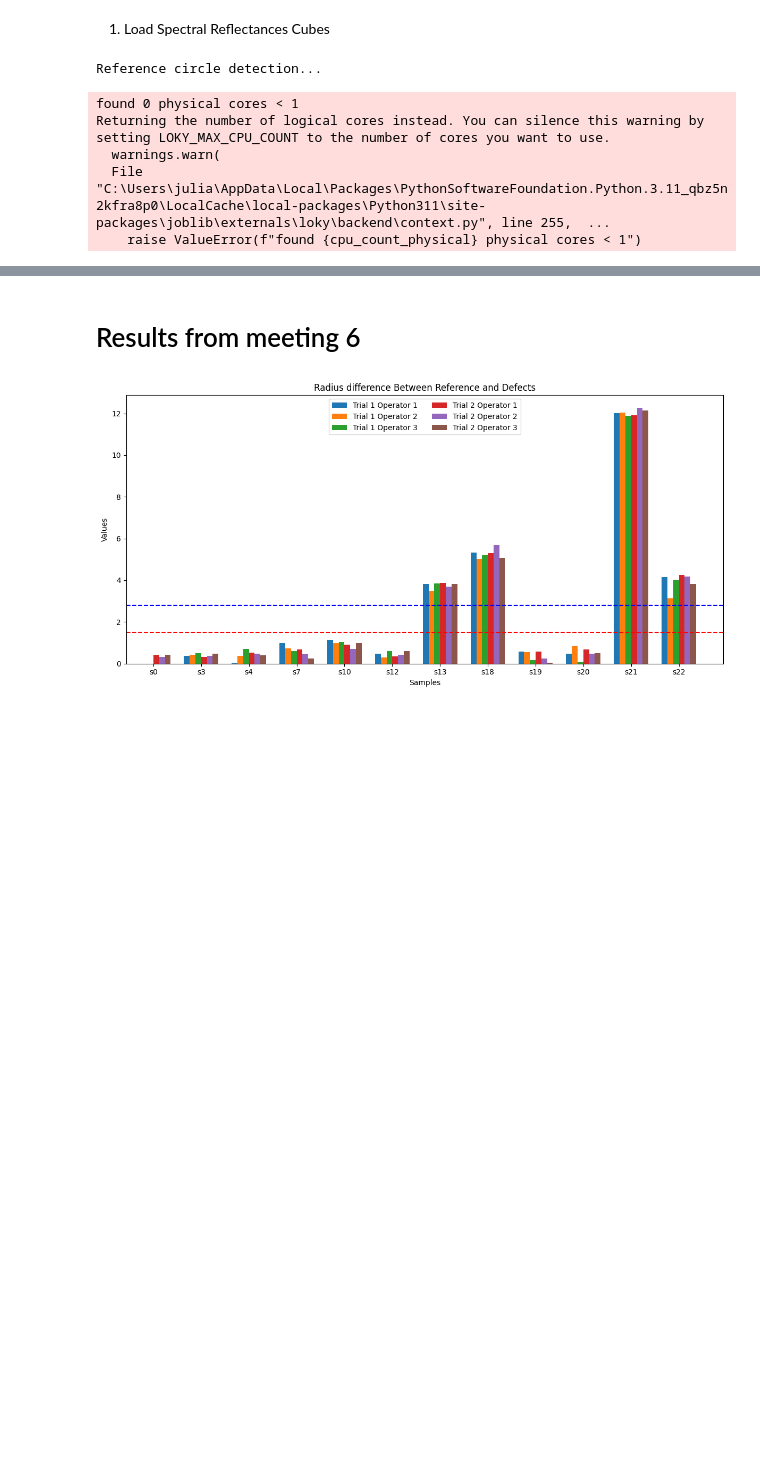
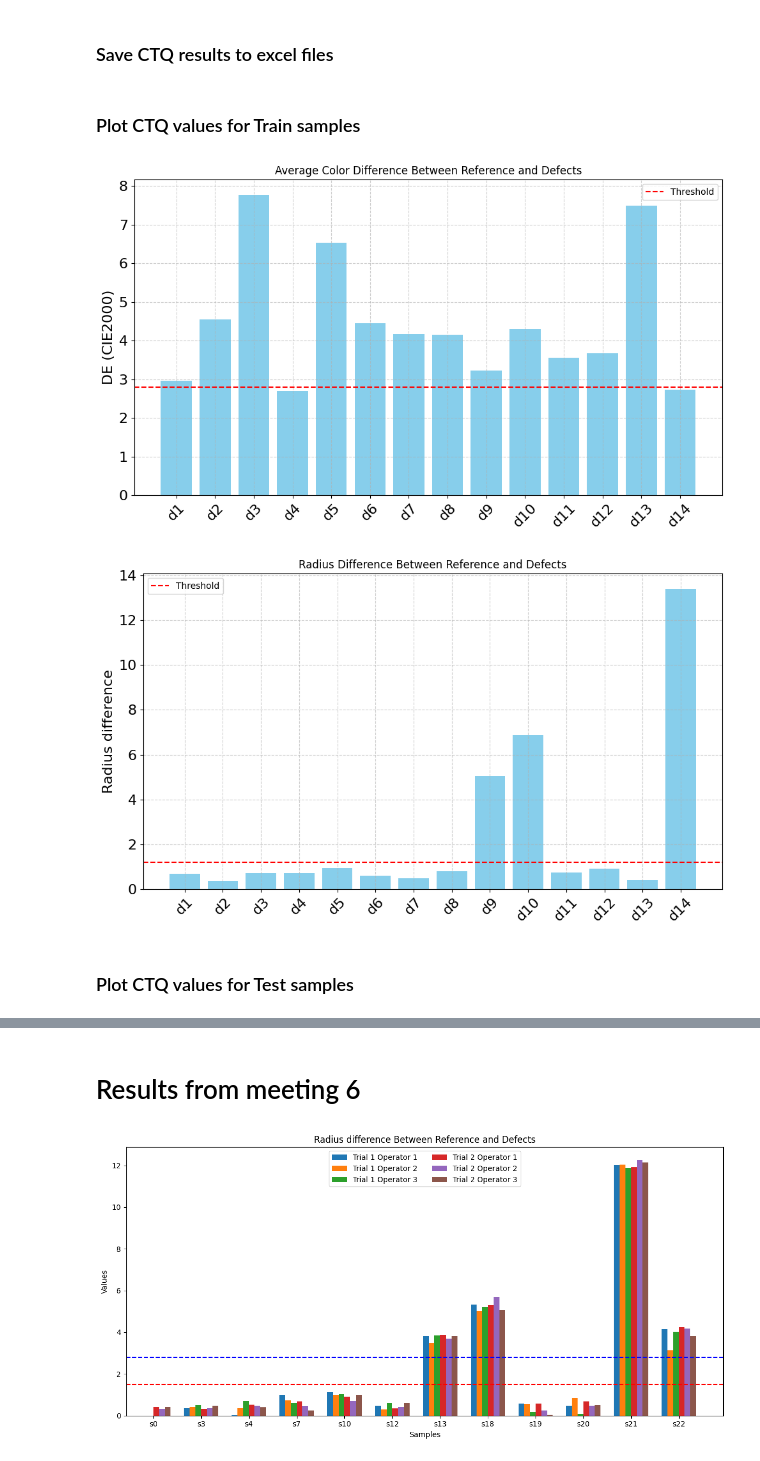
Before and after one commit to PumaresBenaiges/IndustrialProject, a Jupyter notebook: organised_code/main.ipynb, the cells around one changed output, grey strips where cells are left out. Saved outputs shown, nothing was run; the diff lists cells and outputs as text; code cells hidden in the pictures; blank space fills up the shorter version.

```diff
--- a/organised_code/main.ipynb
+++ b/organised_code/main.ipynb
@@ -3,37 +83,4 @@ from class_sample_testing import *
 # %% [markdown]
-1. Load Spectral Reflectances Cubes
+### Save CTQ results to excel files
-# %%
-# Train samples
-train = sample_testing(test=False, trial=2, operator=3)
-result1 = train.test_sample()
-# %% [output]
-Reference circle detection...
-found 0 physical cores < 1
-Returning the number of logical cores instead. You can silence this warning by setting LOKY_MAX_CPU_COUNT to the number of cores you want to use.
-  warnings.warn(
-  File "C:\Users\julia\AppData\Local\Packages\PythonSoftwareFoundation.Python.3.11_qbz5n2kfra8p0\LocalCache\local-packages\Python311\site-packages\joblib\externals\loky\backend\context.py", line 255,  ...
-    raise ValueError(f"found {cpu_count_physical} physical cores < 1")
-# %%
-# Run the Train samples and all the test samples
-train = sample_testing(test=False)
-result1 = train.test_sample()
-
-test11 = sample_testing(test=True, trial=1, operator=1)
-result2 = test11.test_sample()
-
-test12 = sample_testing(test=True, trial=1, operator=2)
-result3 = test12.test_sample()
-
-test13 = sample_testing(test=True, trial=1, operator=3)
-result4 = test13.test_sample()
-
-test21 = sample_testing(test=True, trial=2, operator=1)
-result5 = test21.test_sample()
-
-test22 = sample_testing(test=True, trial=2, operator=2)
-result6 = test22.test_sample()
-
-test23 = sample_testing(test=True, trial=2, operator=3)
-result7 = test23.test_sample()
 # %%
 # Save results to excel file
@@ -80 +90,13 @@ tests = [result2, result3, result4, result5, result6, result7]
+# %% [markdown]
+### Plot CTQ values for Train samples
+# %%
+t_deltae = train_result["DE_mean"].values
+t_radii = train_result["D_radius"].values
+plot_ctq_values_train(t_deltae, train.sample_folders, 2.8, "Average Color Difference Between Reference and Defects", "DE (CIE2000)")
+plot_ctq_values_train(t_radii, train.sample_folders, 1.2, "Radius Difference Between Reference and Defects", "Radius difference")
+# %% [output]
+[figure, added]
+[figure, added]
+# %% [markdown]
+### Plot CTQ values for Test samples
 # %%
```
Also changed, not shown: parts of 13 cells of this notebook, 13 other files.
